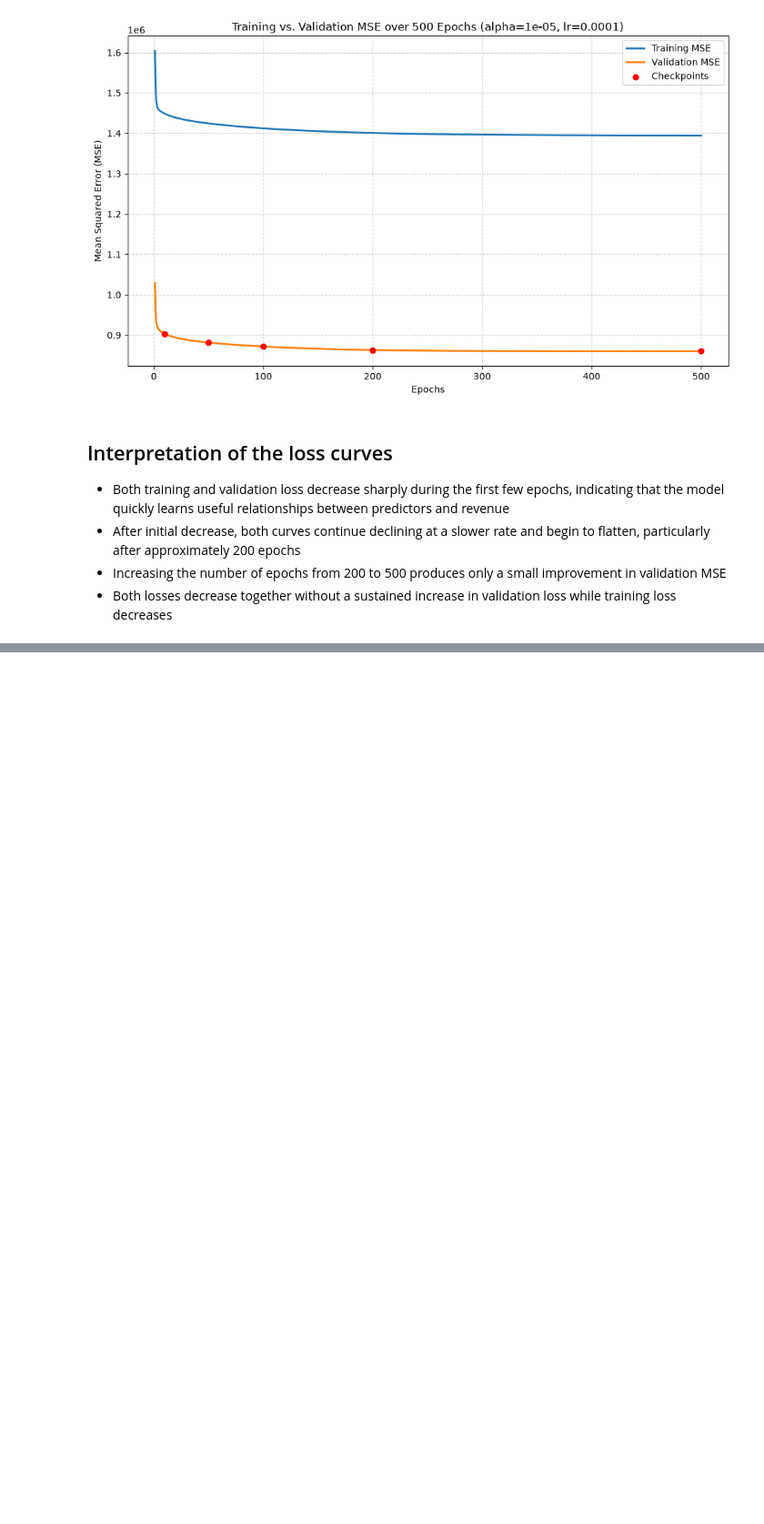
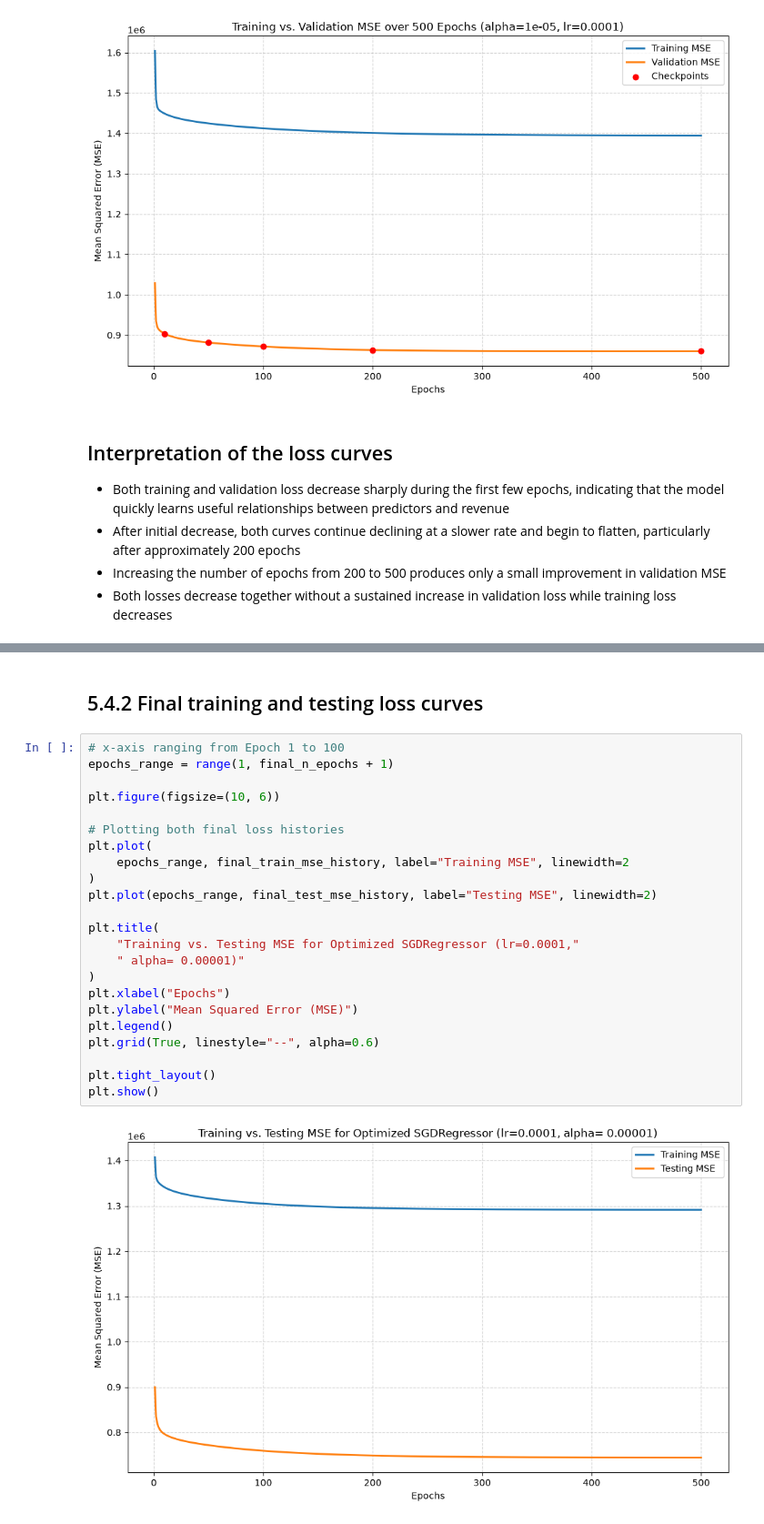
Before and after one commit to L-nsamba/linear_regression_model, a Jupyter notebook: summative/linear_regression/multivariate.ipynb, the cells around one changed output, grey strips where cells are left out. Shown at 91% size. Drawn from its saved outputs; the diff is of its cells as text; blank space fills up the shorter version.

```diff
--- a/summative/linear_regression/multivariate.ipynb
+++ b/summative/linear_regression/multivariate.ipynb
@@ -815,0 +857,27 @@ plt.show()
+# %% [markdown]
+## 5.4.2 Final training and testing loss curves
+# %%
+# x-axis ranging from Epoch 1 to 100
+epochs_range = range(1, final_n_epochs + 1)
+
+plt.figure(figsize=(10, 6))
+
+# Plotting both final loss histories
+plt.plot(
+    epochs_range, final_train_mse_history, label="Training MSE", linewidth=2
+)
+plt.plot(epochs_range, final_test_mse_history, label="Testing MSE", linewidth=2)
+
+plt.title(
+    "Training vs. Testing MSE for Optimized SGDRegressor (lr=0.0001,"
+    " alpha= 0.00001)"
+)
+plt.xlabel("Epochs")
+plt.ylabel("Mean Squared Error (MSE)")
+plt.legend()
+plt.grid(True, linestyle="--", alpha=0.6)
+
+plt.tight_layout()
+plt.show()
+# %% [output]
+[figure, added]
```
Also changed, not shown: parts of 8 cells of this notebook.
